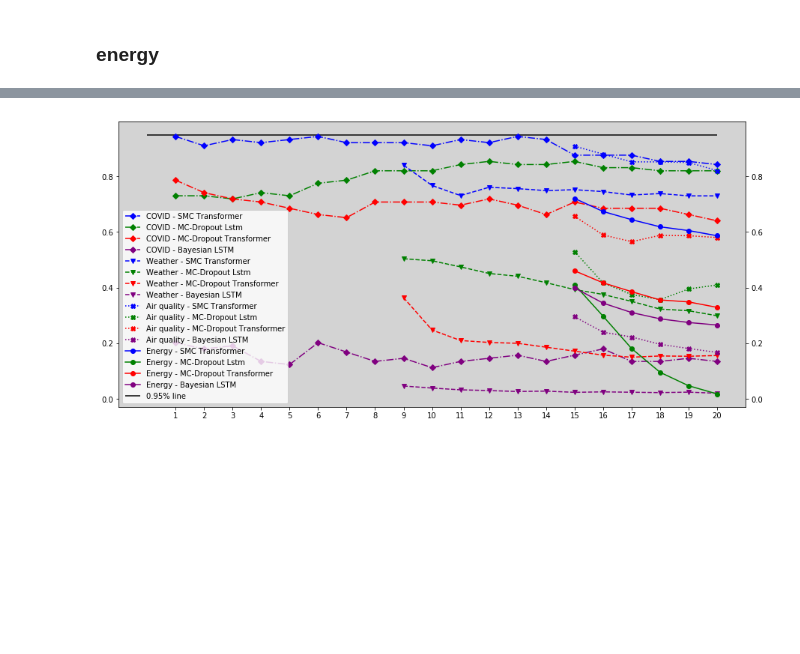
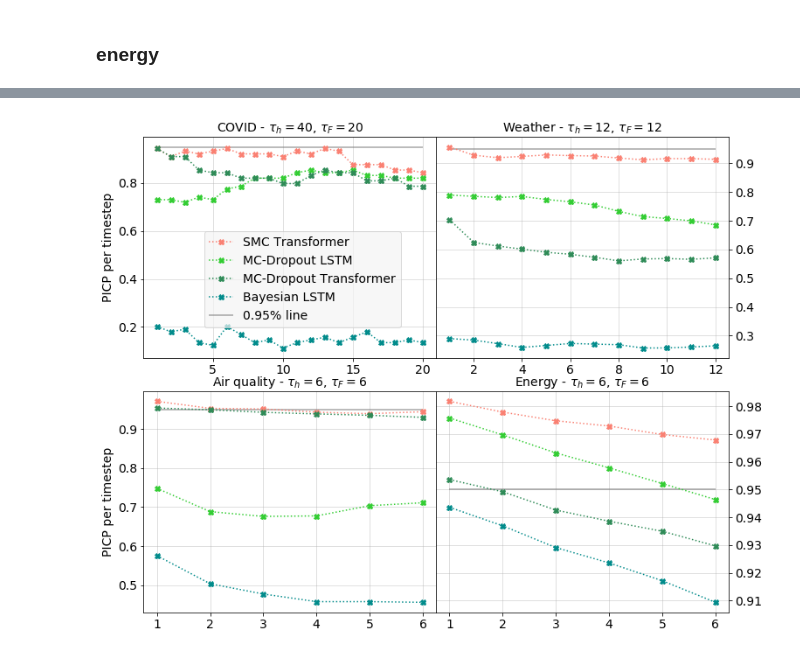
Before and after one commit to AMDonati/SMC-T-v2, a Jupyter notebook: src/plots/PICP_MPIW.ipynb, the cells around one changed output, grey strips where cells are left out. Saved outputs shown, nothing was run; the diff lists cells and outputs as text; code cells hidden in the pictures; blank space fills up the shorter version.

```diff
--- a/src/plots/PICP_MPIW.ipynb
+++ b/src/plots/PICP_MPIW.ipynb
@@ -7,7 +8,7 @@ import os
 # %%
 covid_lstm_PICP = np.load("../../output/exp_covid/lstm/lstm_d32_p0.5/1/inference_results/PICP_per_timestep.npy")
 covid_smc_PICP = np.load("../../output/exp_covid/smc_t/smc_t_d32_p10/1/inference_results/PICP_per_timestep.npy")
-covid_transf_PICP = np.load("../../output/exp_covid/baseline_t/classic_T_d32_p0.5/1/inference_results/PICP_per_timestep.npy")
+covid_transf_PICP = np.load("../../output/exp_covid/baseline_t/baseline_t_d32_p0.5/1/inference_results/PICP_per_timestep.npy")
 covid_bayes_PICP = np.load("../../output/exp_covid/covid_bayes/inference_results/PICP_per_timestep.npy")
 # %%
 covid_smc_PICP.shape
@@ -23,14 +24,14 @@ weather_bayes_PICP = np.load("../../output/exp_weather/bayesian_lstm_d32/1/infer
 # %% [markdown]
 ### air quality
 # %%
-aq_transf_PICP = np.load('../../output/exp_airquality/baseline_t/baseline_t_d32_p0.5/1/inference_results/PICP_per_timestep.npy')
-aq_lstm_PICP = np.load('../../output/exp_airquality/lstm/lstm_d32_p0.5/1/inference_results/PICP_per_timestep.npy')
-aq_smc_PICP = np.load("../../output/exp_airquality/smc_t/smc_T_d32_10p/1/inference_results/PICP_per_timestep.npy")
-aq_bayes_PICP = np.load("../../output/exp_airquality/airquality_bayes/inference_results/PICP_per_timestep.npy")
+aq_transf_PICP = np.load('../../output/exp_airquality/baseline_t_d32_p0.5/1/inference_results/PICP_per_timestep_mean.npy')
+aq_lstm_PICP = np.load('../../output/exp_airquality/lstm_d32_p0.5/1/inference_results/PICP_per_timestep_mean.npy')
+aq_smc_PICP = np.load("../../output/exp_airquality/smc_T_d32_10p/1/inference_results/PICP_per_timestep_mean.npy")
+aq_bayes_PICP = np.load("../../output/exp_airquality/bayesian_lstm_d32/1/inference_results/PICP_per_timestep_mean.npy")
 # %% [markdown]
 ### energy
 # %%
-energy_transf_PICP = np.load("../../output/exp_energy/baseline_t_d32_p0.5/1/inference_results/PICP_per_timestep.npy")
-energy_lstm_PICP = np.load("../../output/exp_energy/lstm_d32_p0.5/1/inference_results/PICP_per_timestep.npy")
-energy_smc_PICP = np.load("../../output/exp_energy/smc_t_d32_p10/1/inference_results/PICP_per_timestep.npy")
-energy_bayes_PICP = np.load("../../output/exp_energy/bayesian_lstm_d32/1/inference_results/PICP_per_timestep.npy")
+energy_transf_PICP = np.load("../../output/exp_energy/baseline_t_d32_p0.5/1/inference_results/PICP_per_timestep_mean.npy")
+energy_lstm_PICP = np.load("../../output/exp_energy/lstm_d32_p0.1/1/inference_results/PICP_per_timestep_mean.npy")
+energy_smc_PICP = np.load("../../output/exp_energy/smc_t_d32_p10/1/inference_results/PICP_per_timestep_mean.npy")
+energy_bayes_PICP = np.load("../../output/exp_energy/bayesian_lstm_d32/1/inference_results/PICP_per_timestep_mean.npy")
@@ -68,26 +38,50 @@ ax.legend()
 # %%
-fig, ax = plt.subplots(figsize=(15, 7))
+colors = ['salmon', 'limegreen', 'seagreen', 'darkcyan']
+#fig, axs = plt.subplots(2,2,figsize=(15, 7))
+fig, axs = plt.subplots(2, 2, figsize=(12, 10),
+                        gridspec_kw={'hspace': 0.15, 'wspace': 0})
+(ax1, ax2), (ax3, ax4) = axs
 x = np.linspace(1,20,20)
-x_w = np.linspace(9,20,12)
-x_6 = np.linspace(15,20,6)
-ax.plot(x, covid_smc_PICP, label='COVID - SMC Transformer', color='blue', marker='D', linestyle='dashdot')
-ax.plot(x, covid_lstm_PICP, color='green', label='COVID - MC-Dropout Lstm', marker='D', linestyle='dashdot')
-ax.plot(x, covid_transf_PICP, color='red', label='COVID - MC-Dropout Transformer', marker='D', linestyle='dashdot')
-ax.plot(x, covid_bayes_PICP, color='purple', label='COVID - Bayesian LSTM', marker='D', linestyle='dashdot')
-ax.plot(x_w, weather_smc_PICP, label='Weather - SMC Transformer', linestyle='dashed', color='blue', marker='v')
-ax.plot(x_w, weather_lstm_PICP, color='green', label='Weather - MC-Dropout Lstm', linestyle='dashed', marker='v')
-ax.plot(x_w, weather_transf_PICP, color='red', label='Weather - MC-Dropout Transformer', linestyle='dashed', marker='v')
-ax.plot(x_w, weather_bayes_PICP, color='purple', label='Weather - Bayesian LSTM', linestyle='dashed', marker='v')
-ax.plot(x_6, aq_smc_PICP, label='Air quality - SMC Transformer', marker='X', color='blue', linestyle='dotted')
-ax.plot(x_6, aq_lstm_PICP, color='green', label='Air quality - MC-Dropout Lstm', marker='X', linestyle='dotted')
-ax.plot(x_6, aq_transf_PICP, color='red', label='Air quality - MC-Dropout Transformer', marker='X', linestyle='dotted')
-ax.plot(x_6, aq_bayes_PICP, color='purple', label='Air quality - Bayesian LSTM', marker='X', linestyle='dotted')
-ax.plot(x_6, energy_smc_PICP, label='Energy - SMC Transformer', marker='o', color='blue')
-ax.plot(x_6, energy_lstm_PICP, color='green', label='Energy - MC-Dropout Lstm', marker='o')
-ax.plot(x_6, energy_transf_PICP, color='red', label='Energy - MC-Dropout Transformer', marker='o')
-ax.plot(x_6, energy_bayes_PICP, color='purple', label='Energy - Bayesian LSTM', marker='o')
-ax.hlines(0.95,0,20,color="black", label="0.95% line")
-ax.set_xticks(x)
-ax.set_facecolor('lightgrey')
-ax.legend()
+x_w = np.linspace(1,12,12)
+x_6 = np.linspace(1,6,6)
+ax1.plot(x, covid_smc_PICP, label='SMC Transformer', color=colors[0], marker='X', linestyle='dotted')
+ax1.plot(x, covid_lstm_PICP, color=colors[1], label='MC-Dropout LSTM', marker='X', linestyle='dotted')
+ax1.plot(x, covid_transf_PICP, color=colors[2], label='MC-Dropout Transformer', marker='X', linestyle='dotted')
+ax1.plot(x, covid_bayes_PICP, color=colors[3], label='Bayesian LSTM', marker='X', linestyle='dotted')
+ax2.plot(x_w, weather_smc_PICP, label='Weather - SMC Transformer', linestyle='dotted', color=colors[0], marker='X')
+ax2.plot(x_w, weather_lstm_PICP, color=colors[1], label='Weather - MC-Dropout Lstm', linestyle='dotted', marker='X')
+ax2.plot(x_w, weather_transf_PICP, color=colors[2], label='Weather - MC-Dropout Transformer', linestyle='dotted', marker='X')
+ax2.plot(x_w, weather_bayes_PICP, color=colors[3], label='Weather - Bayesian LSTM', linestyle='dotted', marker='X')
+ax3.plot(x_6, aq_smc_PICP, label='Air quality - SMC Transformer', marker='X', color=colors[0], linestyle='dotted')
+ax3.plot(x_6, aq_lstm_PICP, color=colors[1], label='Air quality - MC-Dropout Lstm', marker='X', linestyle='dotted')
+ax3.plot(x_6, aq_transf_PICP, color=colors[2], label='Air quality - MC-Dropout Transformer', marker='X', linestyle='dotted')
+ax3.plot(x_6, aq_bayes_PICP, color=colors[3], label='Air quality - Bayesian LSTM', marker='X', linestyle='dotted')
+ax4.plot(x_6, energy_smc_PICP, label='Energy - SMC Transformer', marker='X', color=colors[0], linestyle='dotted')
+ax4.plot(x_6, energy_lstm_PICP, color=colors[1], label='Energy - MC-Dropout Lstm', marker='X', linestyle='dotted')
+ax4.plot(x_6, energy_transf_PICP, color=colors[2], label='Energy - MC-Dropout Transformer', marker='X', linestyle='dotted')
+ax4.plot(x_6, energy_bayes_PICP, color=colors[3], label='Energy - Bayesian LSTM', marker='X', linestyle='dotted')
+ax1.hlines(0.95,1,20,color="grey", label="0.95% line", alpha=0.7)
+ax2.hlines(0.95,1,12,color="grey", label="0.95% line", alpha=0.7)
+ax3.hlines(0.95,1,6,color="grey", label="0.95% line", alpha=0.7)
+ax4.hlines(0.95,1,6,color="grey", label="0.95% line", alpha=0.7)
+ax1.set_title(r"COVID - $\tau_h=40$, $\tau_F=20$", fontsize=14)
+ax2.set_title(r"Weather - $\tau_h=12$, $\tau_F=12$", fontsize=14)
+ax3.set_title(r"Air quality - $\tau_h=6$, $\tau_F=6$", fontsize=14)
+ax4.set_title(r"Energy - $\tau_h=6$, $\tau_F=6$", fontsize=14)
+ax1.set_ylabel('PICP per timestep', fontsize=14)
+ax3.set_ylabel('PICP per timestep', fontsize=14)
+ax1.grid('on', alpha=0.5)
+ax2.grid('on', alpha=0.5)
+ax3.grid('on', alpha=0.5)
+ax4.grid('on', alpha=0.5)
+ax2.yaxis.tick_right()
+ax4.yaxis.tick_right()
+ax1.tick_params(labelsize=14)
+ax3.tick_params(labelsize=14)
+ax2.tick_params(labelsize=14)
+ax4.tick_params(labelsize=14)
+ax1.legend(markerscale=1, fontsize=14, loc='upper right', bbox_to_anchor=(0.9,0.6),
+           facecolor='whitesmoke', framealpha=0.7)
+#plt.show()
+plt.savefig(os.path.join("../../output/plots", "PICP_per_timestep_4datasets.pdf"), bbox_inches="tight")
 # %% [output]
@@ -95 +88 @@ ax.legend()
-[figure, old version]
+[figure, new version]
```
Also changed, not shown: parts of 25 cells of this notebook, 14 other files.
